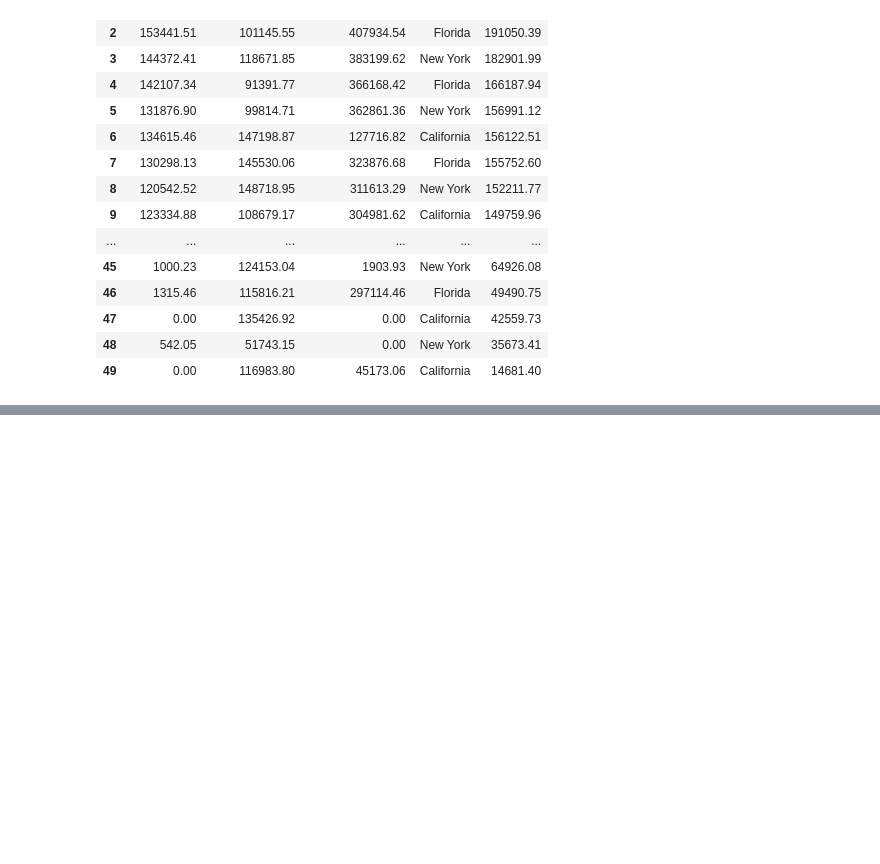
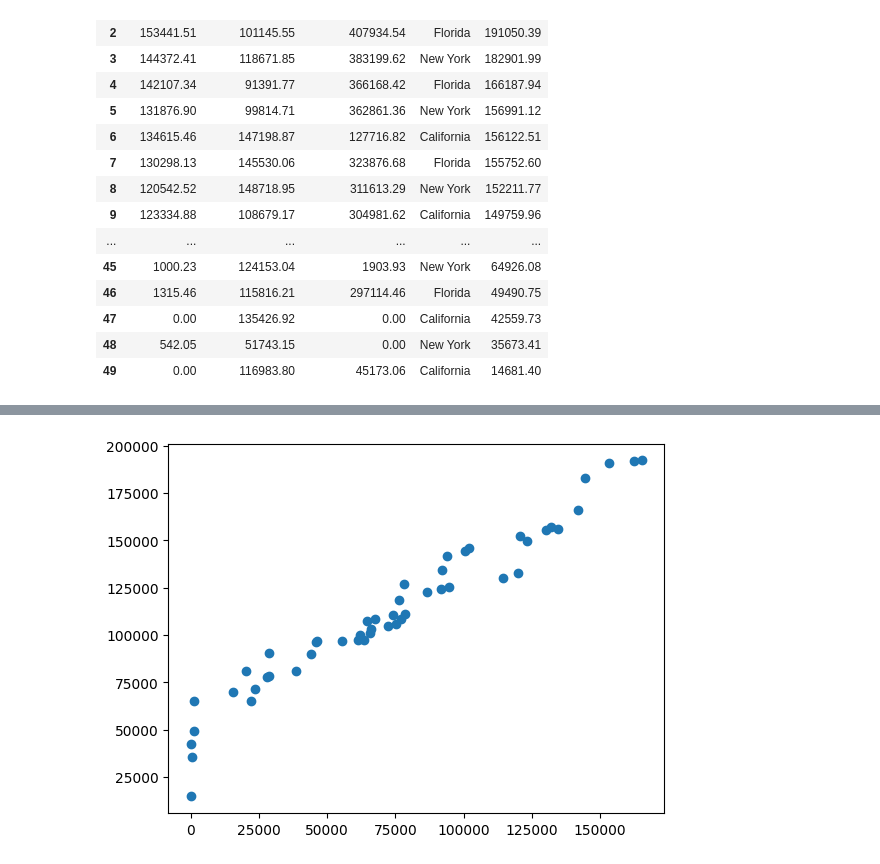
Before and after one commit to JPIPPEN89/Multiple_LinReg, a Jupyter notebook: Multiple_LinearReg.ipynb, the cells around one changed output, grey strips where cells are left out. Cells and saved outputs as stored; diff of their text form; code cells hidden in the pictures; blank space fills up the shorter version.

```diff
--- a/Multiple_LinearReg.ipynb
+++ b/Multiple_LinearReg.ipynb
@@ -25,0 +60,5 @@ profit_data
+# %%
+plt.scatter(corr['R&D Spend'], corr['Profit'])
+plt.show()
+# %% [output]
+[figure, added]
```
Also changed, not shown: parts of 8 cells of this notebook.
